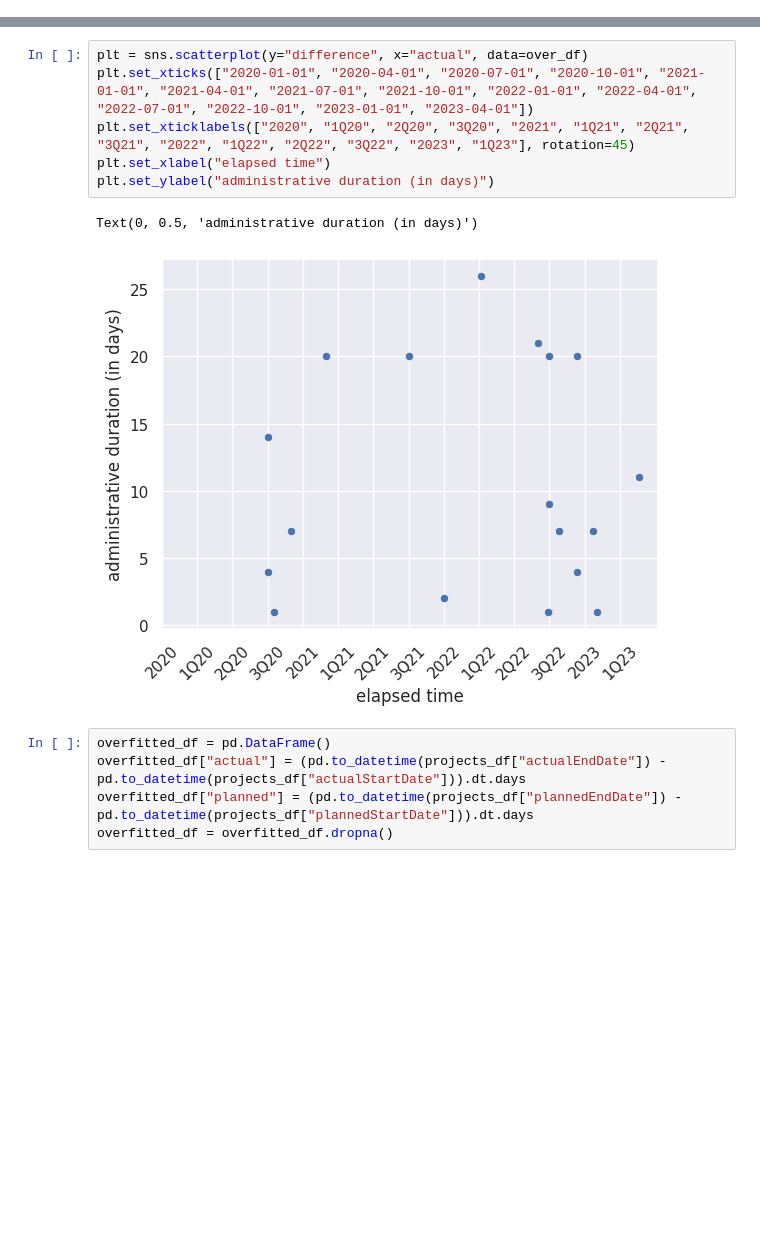
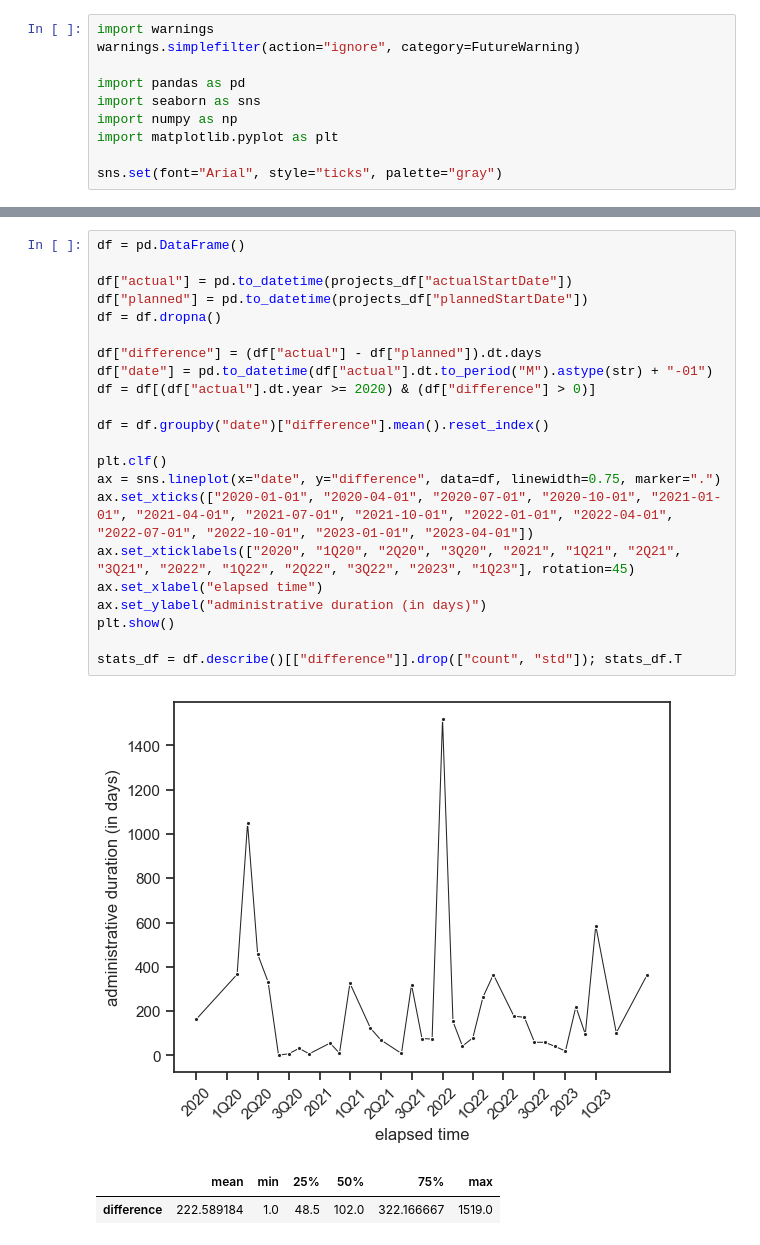
Before and after one commit to Arish-Shah/sam23-group14, a Jupyter notebook: us.ipynb, the cells around one changed output, grey strips where cells are left out. Saved outputs shown, nothing was run; the diff lists cells and outputs as text; blank space fills up the shorter version.

Commit message:
fix: plots

```diff
--- a/us.ipynb
+++ b/us.ipynb
@@ -19,0 +1,10 @@ over_df = over_df[over_df["difference"] < 50]
+# %%
+import warnings
+warnings.simplefilter(action="ignore", category=FutureWarning)
+
+import pandas as pd
+import seaborn as sns
+import numpy as np
+import matplotlib.pyplot as plt
+
+sns.set(font="Arial", style="ticks", palette="gray")
@@ -20,14 +53,26 @@ over_df = over_df[over_df["difference"] < 50]
 # %%
-plt = sns.scatterplot(y="difference", x="actual", data=over_df)
-plt.set_xticks(["2020-01-01", "2020-04-01", "2020-07-01", "2020-10-01", "2021-01-01", "2021-04-01", "2021-07-01", "2021-10-01", "2022-01-01", "2022-04-01", "2022-07-01", "2022-10-01", "2023-01-01", "2023-04-01"])
-plt.set_xticklabels(["2020", "1Q20", "2Q20", "3Q20", "2021", "1Q21", "2Q21", "3Q21", "2022", "1Q22", "2Q22", "3Q22", "2023", "1Q23"], rotation=45)
-plt.set_xlabel("elapsed time")
-plt.set_ylabel("administrative duration (in days)")
+df = pd.DataFrame()
+
+df["actual"] = pd.to_datetime(projects_df["actualStartDate"])
+df["planned"] = pd.to_datetime(projects_df["plannedStartDate"])
+df = df.dropna()
+
+df["difference"] = (df["actual"] - df["planned"]).dt.days
+df["date"] = pd.to_datetime(df["actual"].dt.to_period("M").astype(str) + "-01")
+df = df[(df["actual"].dt.year >= 2020) & (df["difference"] > 0)]
+
+df = df.groupby("date")["difference"].mean().reset_index()
+
+plt.clf()
+ax = sns.lineplot(x="date", y="difference", data=df, linewidth=0.75, marker=".")
+ax.set_xticks(["2020-01-01", "2020-04-01", "2020-07-01", "2020-10-01", "2021-01-01", "2021-04-01", "2021-07-01", "2021-10-01", "2022-01-01", "2022-04-01", "2022-07-01", "2022-10-01", "2023-01-01", "2023-04-01"])
+ax.set_xticklabels(["2020", "1Q20", "2Q20", "3Q20", "2021", "1Q21", "2Q21", "3Q21", "2022", "1Q22", "2Q22", "3Q22", "2023", "1Q23"], rotation=45)
+ax.set_xlabel("elapsed time")
+ax.set_ylabel("administrative duration (in days)")
+plt.show()
+
+stats_df = df.describe()[["difference"]].drop(["count", "std"]); stats_df.T
 # %% [output]
-Text(0, 0.5, 'administrative duration (in days)')
-[figure, old version]
+[figure, new version]
+|  | mean | min | 25% | 50% | 75% | max |
+| difference | 222.589184 | 1.0 | 48.5 | 102.0 | 322.166667 | 1519.0 |
-# %%
-overfitted_df = pd.DataFrame()
-overfitted_df["actual"] = (pd.to_datetime(projects_df["actualEndDate"]) - pd.to_datetime(projects_df["actualStartDate"])).dt.days
-overfitted_df["planned"] = (pd.to_datetime(projects_df["plannedEndDate"]) - pd.to_datetime(projects_df["plannedStartDate"])).dt.days
-overfitted_df = overfitted_df.dropna()
```
Also changed, not shown: parts of 11 cells of this notebook, 1 other file.
